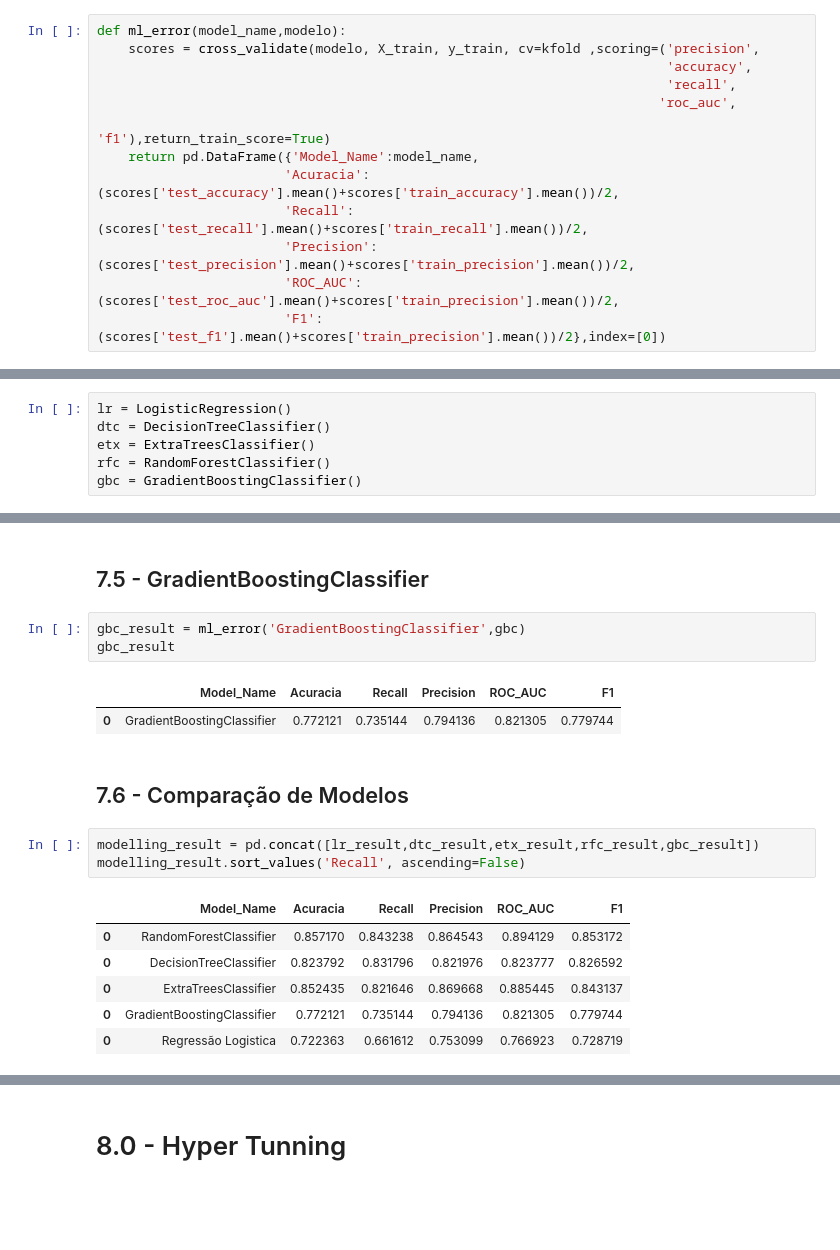
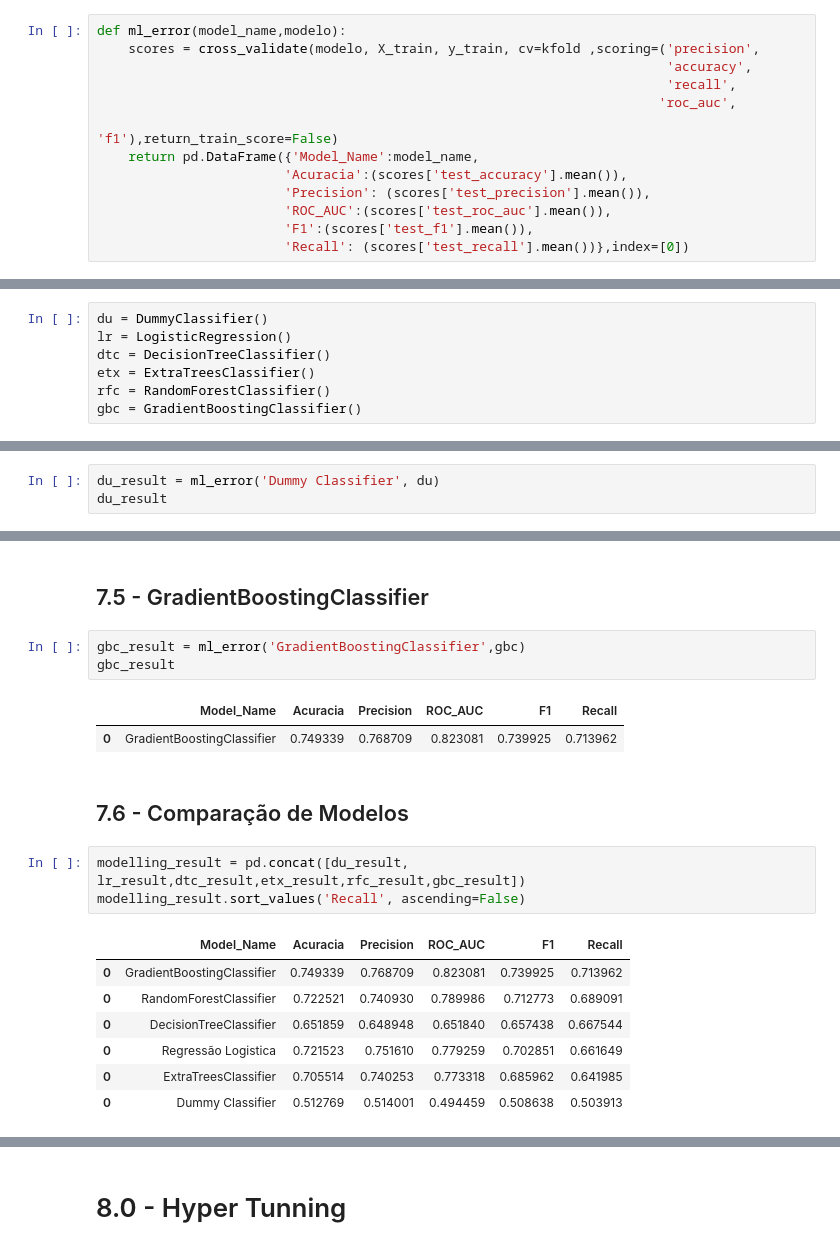
Before and after one commit to marcoaurelio5/Data-Science, a Jupyter notebook: Churn.ipynb, the cells around one changed output, grey strips where cells are left out. Cells and saved outputs as stored; diff of their text form; blank space fills up the shorter version.

```diff
--- a/Churn.ipynb
+++ b/Churn.ipynb
@@ -34,13 +35,13 @@ def ml_error(model_name,modelo):
                                                                          'accuracy',
                                                                          'recall',
                                                                         'roc_auc',
-                                                                        'f1'),return_train_score=True)
+                                                                        'f1'),return_train_score=False)
     return pd.DataFrame({'Model_Name':model_name,
-                        'Acuracia':(scores['test_accuracy'].mean()+scores['train_accuracy'].mean())/2,
-                        'Recall': (scores['test_recall'].mean()+scores['train_recall'].mean())/2,
-                        'Precision': (scores['test_precision'].mean()+scores['train_precision'].mean())/2,
-                        'ROC_AUC':(scores['test_roc_auc'].mean()+scores['train_precision'].mean())/2,
-                        'F1':(scores['test_f1'].mean()+scores['train_precision'].mean())/2},index=[0])
+                        'Acuracia':(scores['test_accuracy'].mean()),
+                        'Precision': (scores['test_precision'].mean()),
+                        'ROC_AUC':(scores['test_roc_auc'].mean()),
+                        'F1':(scores['test_f1'].mean()),
+                        'Recall': (scores['test_recall'].mean())},index=[0])
 # %%
 def classe_social(coluna):
     if coluna <= 450:
@@ -439,6 +440,7 @@ nm = NearMiss()
 # %%
 X_train, y_train = nm.fit_sample(X_train, y_train)
 # %%
+du = DummyClassifier()
 lr = LogisticRegression()
 dtc = DecisionTreeClassifier()
 etx = ExtraTreesClassifier()
@@ -446,3 +448,6 @@ rfc = RandomForestClassifier()
 gbc = GradientBoostingClassifier()
 # %% [markdown]
 ## 7.1 Regressão Logística
+# %%
+du_result = ml_error('Dummy Classifier', du)
+du_result
@@ -482,17 +490,18 @@ rfc_result
 gbc_result = ml_error('GradientBoostingClassifier',gbc)
 gbc_result
 # %% [output]
-|  | Model_Name | Acuracia | Recall | Precision | ROC_AUC | F1 |
-| 0 | GradientBoostingClassifier | 0.772121 | 0.735144 | 0.794136 | 0.821305 | 0.779744 |
+|  | Model_Name | Acuracia | Precision | ROC_AUC | F1 | Recall |
+| 0 | GradientBoostingClassifier | 0.749339 | 0.768709 | 0.823081 | 0.739925 | 0.713962 |
 # %% [markdown]
 ## 7.6 - Comparação de Modelos
 # %%
-modelling_result = pd.concat([lr_result,dtc_result,etx_result,rfc_result,gbc_result])
+modelling_result = pd.concat([du_result, lr_result,dtc_result,etx_result,rfc_result,gbc_result])
 modelling_result.sort_values('Recall', ascending=False)
 # %% [output]
-|  | Model_Name | Acuracia | Recall | Precision | ROC_AUC | F1 |
-| 0 | RandomForestClassifier | 0.857170 | 0.843238 | 0.864543 | 0.894129 | 0.853172 |
-| 0 | DecisionTreeClassifier | 0.823792 | 0.831796 | 0.821976 | 0.823777 | 0.826592 |
-| 0 | ExtraTreesClassifier | 0.852435 | 0.821646 | 0.869668 | 0.885445 | 0.843137 |
-| 0 | GradientBoostingClassifier | 0.772121 | 0.735144 | 0.794136 | 0.821305 | 0.779744 |
-| 0 | Regressão Logistica | 0.722363 | 0.661612 | 0.753099 | 0.766923 | 0.728719 |
+|  | Model_Name | Acuracia | Precision | ROC_AUC | F1 | Recall |
+| 0 | GradientBoostingClassifier | 0.749339 | 0.768709 | 0.823081 | 0.739925 | 0.713962 |
+| 0 | RandomForestClassifier | 0.722521 | 0.740930 | 0.789986 | 0.712773 | 0.689091 |
+| 0 | DecisionTreeClassifier | 0.651859 | 0.648948 | 0.651840 | 0.657438 | 0.667544 |
+| 0 | Regressão Logistica | 0.721523 | 0.751610 | 0.779259 | 0.702851 | 0.661649 |
+| 0 | ExtraTreesClassifier | 0.705514 | 0.740253 | 0.773318 | 0.685962 | 0.641985 |
+| 0 | Dummy Classifier | 0.512769 | 0.514001 | 0.494459 | 0.508638 | 0.503913 |
```
Also changed, not shown: parts of 17 cells of this notebook.
